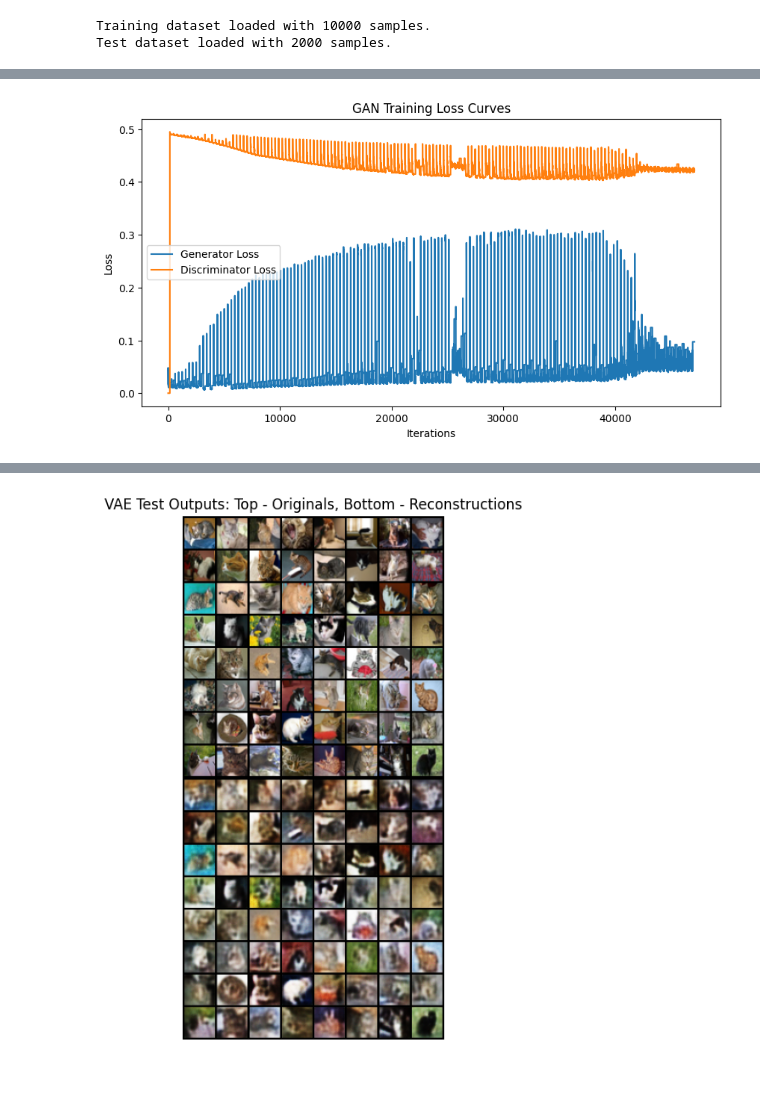
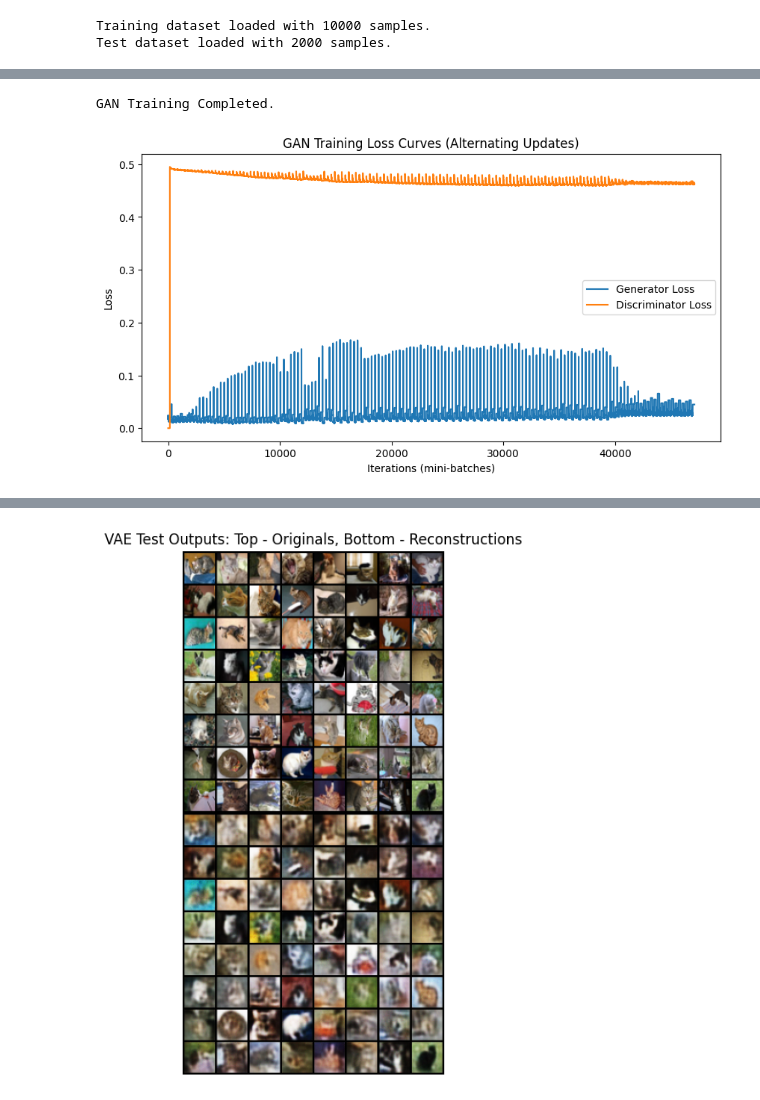
Before and after one commit to zianahmed/VAE-vs-GAN-CIFAR-10, a Jupyter notebook: Training.ipynb, the cells around one changed output, grey strips where cells are left out. Saved outputs shown, nothing was run; the diff lists cells and outputs as text; code cells hidden in the pictures.

```diff
--- a/Training.ipynb
+++ b/Training.ipynb
@@ -203,6 +203,10 @@ gan_latent_dim = 150
 lr_gen = 2e-3       # You can try increasing the generator LR
 lr_disc = 2e-4      # Adjust as needed
 beta1 = 0.5
+lr_gen = 3e-4
+lr_disc = 1e-4
+alpha = 1e-7
+lambda_fmatch = 0.2
 
 # Instantiate GAN models
 generator = Generator(latent_dim=gan_latent_dim, base_channels=512).to(device)
@@ -339,14 +343,18 @@ GAN Training Completed.
 # %%
-plt.figure(figsize=(10,5))
+print("GAN Training Completed.")
+
+# Plot GAN Loss Curves:
+plt.figure(figsize=(10, 5))
 plt.plot(gan_loss_history["G"], label="Generator Loss")
 plt.plot(gan_loss_history["D"], label="Discriminator Loss")
-plt.xlabel("Iterations")
+plt.xlabel("Iterations (mini-batches)")
 plt.ylabel("Loss")
-plt.title("GAN Training Loss Curves")
+plt.title("GAN Training Loss Curves (Alternating Updates)")
 plt.legend()
 plt.show()
 # %% [output]
+GAN Training Completed.
-[figure, old version]
+[figure, new version]
 # %%
 # -----------------
 # VAE Training Loop
```
Also changed, not shown: parts of 4 cells of this notebook.
